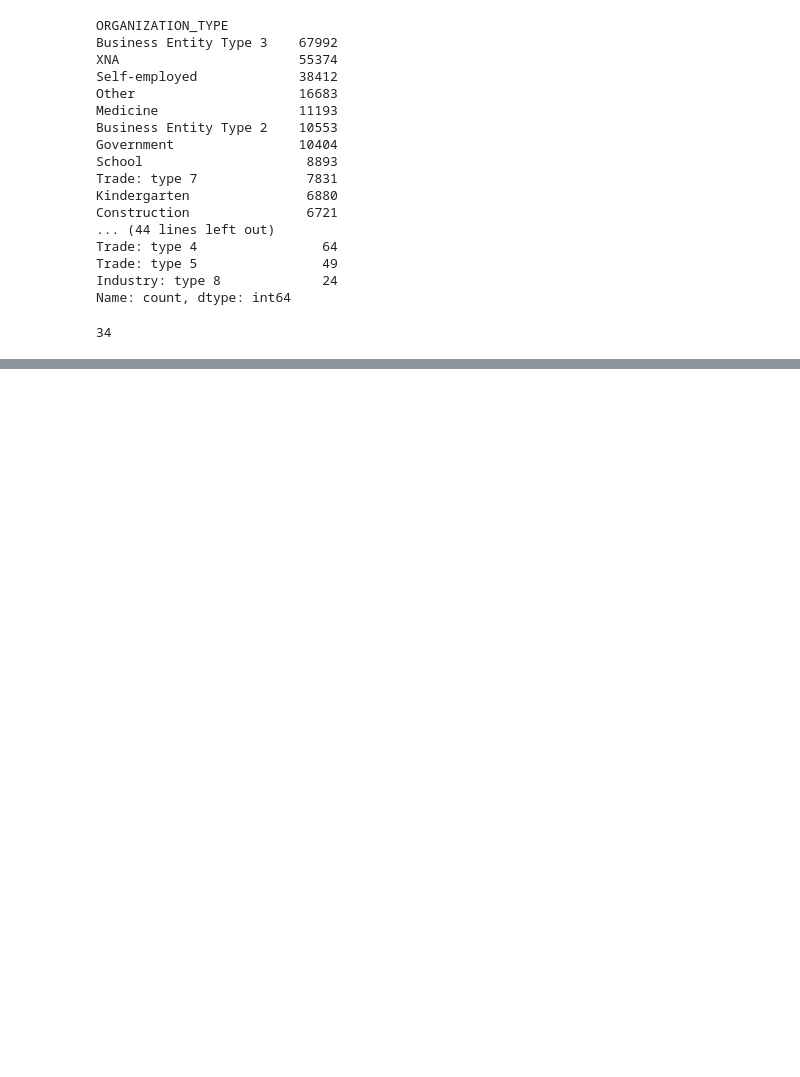
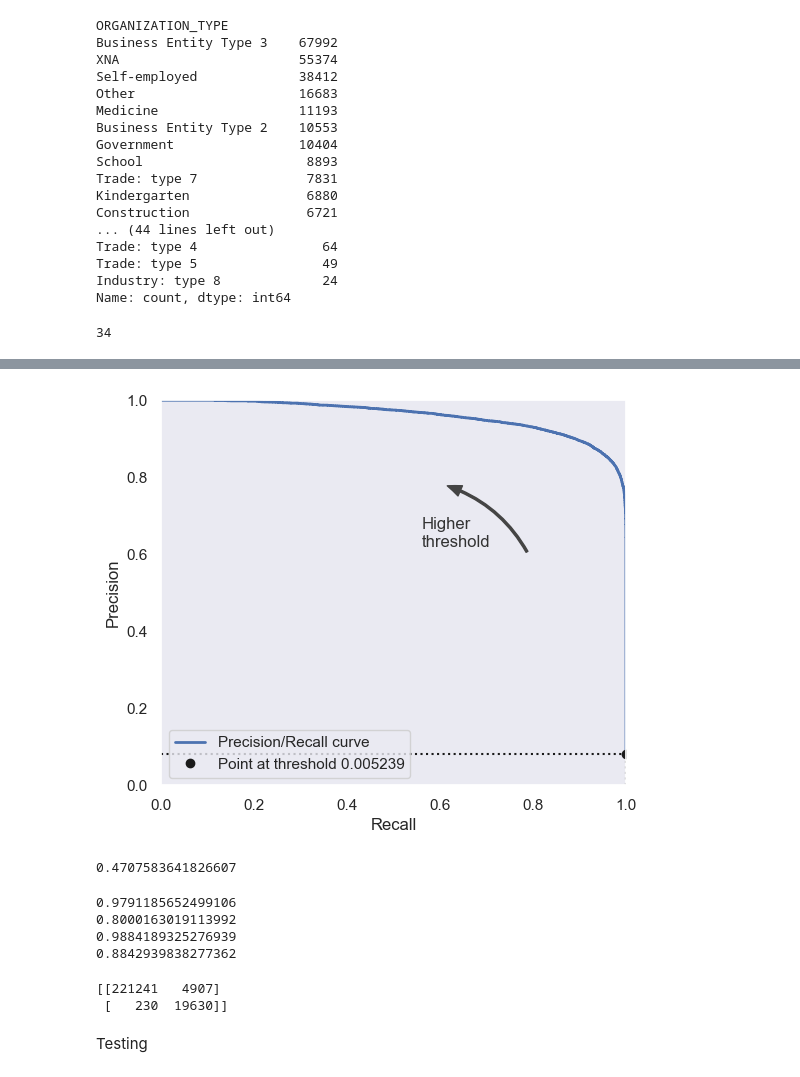
Before and after one commit to Aomr112/Bank-Fraud-Detection-ML, a Jupyter notebook: loan_model.ipynb, the cells around one changed output, grey strips where cells are left out. Saved outputs shown, nothing was run; the diff lists cells and outputs as text; code cells hidden in the pictures; blank space fills up the shorter version.

```diff
--- a/loan_model.ipynb
+++ b/loan_model.ipynb
@@ -445,0 +502,35 @@ dtype: float64
+# %%
+import matplotlib.patches as patches  # – for the curved arrow
+
+plt.figure(figsize=(6, 5))  #
+
+plt.plot(recalls, precisions, linewidth=2, label="Precision/Recall curve")
+
+# just beautifies
+plt.plot([recalls[idx], recalls[idx]], [0., precisions[idx]], "k:")
+plt.plot([0.0, recalls[idx]], [precisions[idx], precisions[idx]], "k:")
+plt.plot([recalls[idx]], [precisions[idx]], "ko",
+         label="Point at threshold 0.005239")
+plt.gca().add_patch(patches.FancyArrowPatch(
+    (0.79, 0.60), (0.61, 0.78),
+    connectionstyle="arc3,rad=.2",
+    arrowstyle="Simple, tail_width=1.5, head_width=8, head_length=10",
+    color="#444444"))
+plt.text(0.56, 0.62, "Higher\nthreshold", color="#333333")
+plt.xlabel("Recall")
+plt.ylabel("Precision")
+plt.axis([0, 1, 0, 1])
+plt.grid()
+plt.legend(loc="lower left")
+
+
+plt.show()
+# %% [output]
+[figure, added]
+# %%
+# Find the threshold where precision reaches 89%
+idx_for_80_precision = (precisions >= 0.89).argmax()
+threshold_for_80_precision = thresholds[idx_for_80_precision]
+threshold_for_80_precision
+# %% [output]
+0.4707583641826607
@@ -445,0 +539,30 @@ dtype: float64
+# %%
+accuracy = accuracy_score(y_train , y_train_pred_80)
+
+precision = precision_score(y_train , y_train_pred_80)
+
+recall =  recall_score(y_train , y_train_pred_80)
+
+f1 =  f1_score(y_train , y_train_pred_80)
+
+print(accuracy)
+
+print(precision)
+
+print(recall)
+
+print(f1)
+# %% [output]
+0.9791185652499106
+0.8000163019113992
+0.9884189325276939
+0.8842939838277362
+# %%
+
+cm = confusion_matrix(y_train, y_train_pred_80)
+print(cm)
+# %% [output]
+[[221241   4907]
+ [   230  19630]]
+# %% [markdown]
+Testing
```
Also changed, not shown: parts of 13 cells of this notebook.
